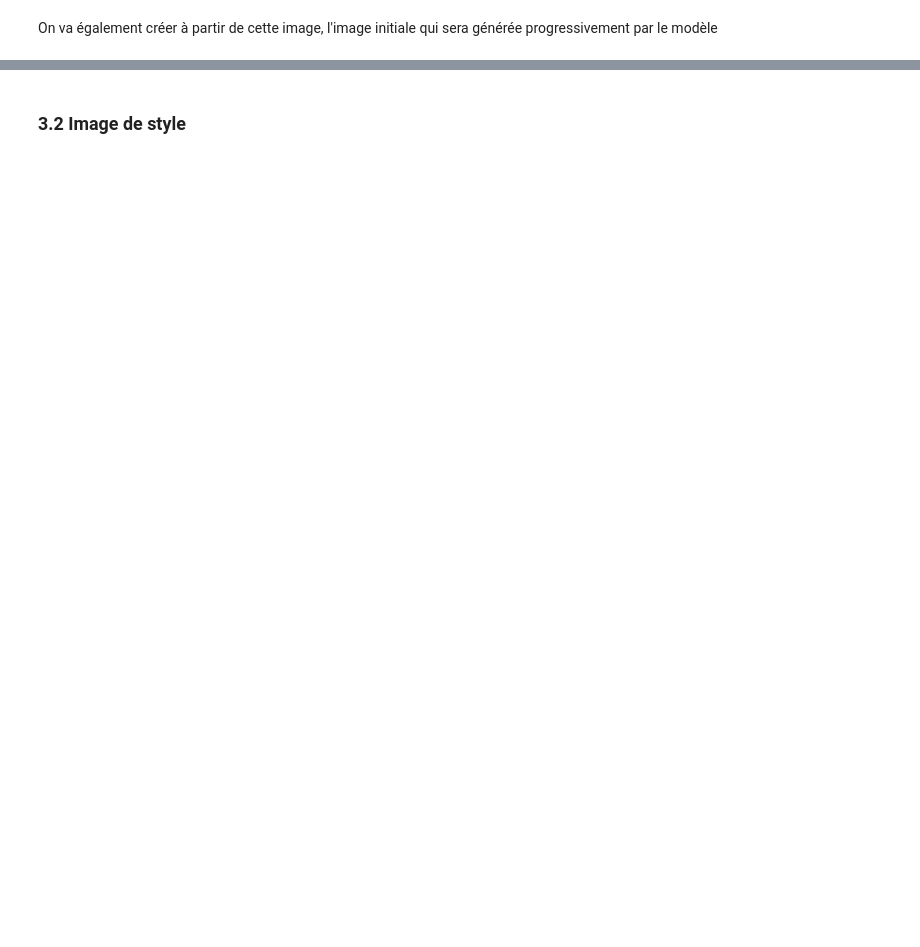
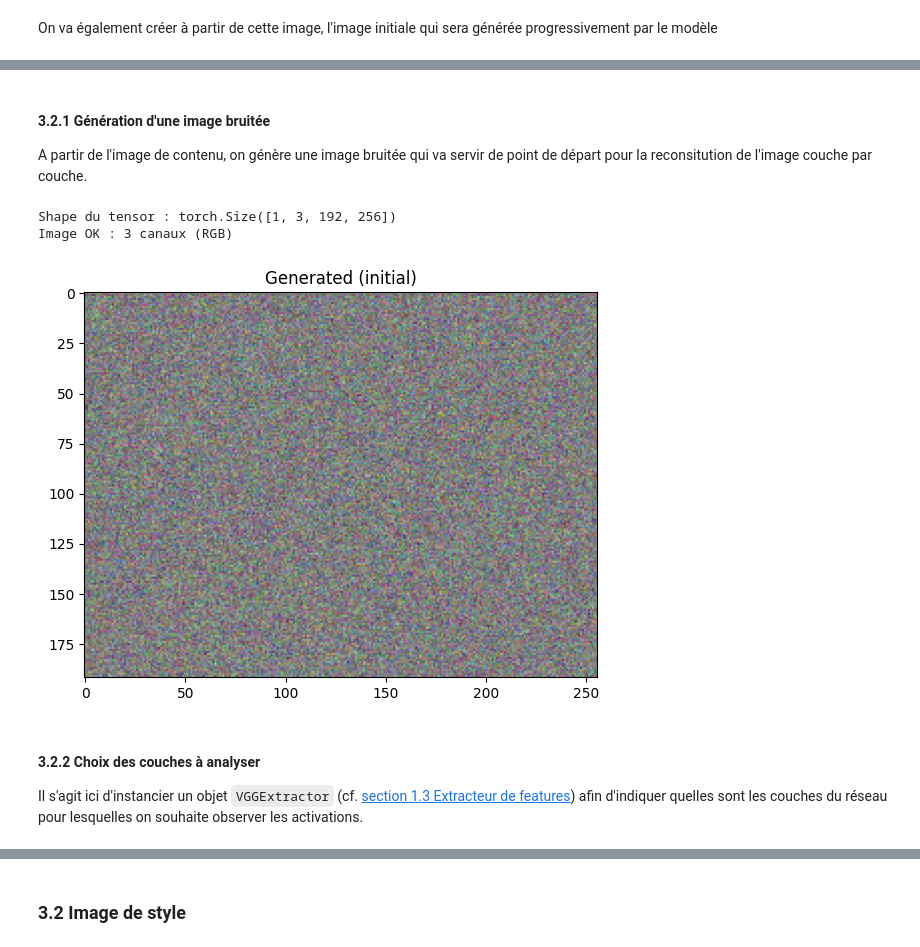
Before and after one commit to audrey1306/Neural_Style_Transfer, a Jupyter notebook: VGG_preentraine.ipynb, the cells around one changed output, grey strips where cells are left out. Drawn from its saved outputs; the diff is of its cells as text; code cells hidden in the pictures; blank space fills up the shorter version.

Commit message:
suite : analyse du contenu de l'image  - pipeline en cours

```diff
--- a/VGG_preentraine.ipynb
+++ b/VGG_preentraine.ipynb
@@ -299,11 +243,0 @@ On charge l'image dont on veut préserver le contenu.
-# %%
-#Chargement de l'image
-img_path = os.path.join(current_dir, "data", "joconde.jpg")
-img = Image.open(img_path).convert("RGB")
-
-#Prétraitement de l'image
-loader = transforms.Compose([
-    transforms.Resize((IMAGE_SIZE, IMAGE_SIZE)),
-    transforms.ToTensor()
-])
-content_image = loader(img).unsqueeze(0)
@@ -343,0 +322,18 @@ plt.show()
+# %% [markdown]
+#### 3.2.1 Génération d'une image bruitée
+
+A partir de l'image de contenu, on génère une image bruitée qui va servir de point de départ pour la reconsitution de l'image couche par couche.
+# %%
+# génération de l'image de bruit : tenseur de la même forme que content_image
+content_generated = torch.randn_like(content_image, requires_grad=True) # requires_grad = True pour que les gradients soient calculés pour cette
+                                                                # -- variable durant la rétropropagation
+
+plot_image(content_generated, "Generated (initial)")
+# %% [output]
+Shape du tensor : torch.Size([1, 3, 192, 256])
+Image OK : 3 canaux (RGB)
+[figure, added]
+# %% [markdown]
+#### 3.2.2 Choix des couches à analyser
+
+Il s'agit ici d'instancier un objet `VGGExtractor` (cf. [section 1.3 Extracteur de features](#13-extracteur-de-features)) afin d'indiquer quelles sont les couches du réseau pour lesquelles on souhaite observer les activations.
```
Also changed, not shown: parts of 50 cells of this notebook.
